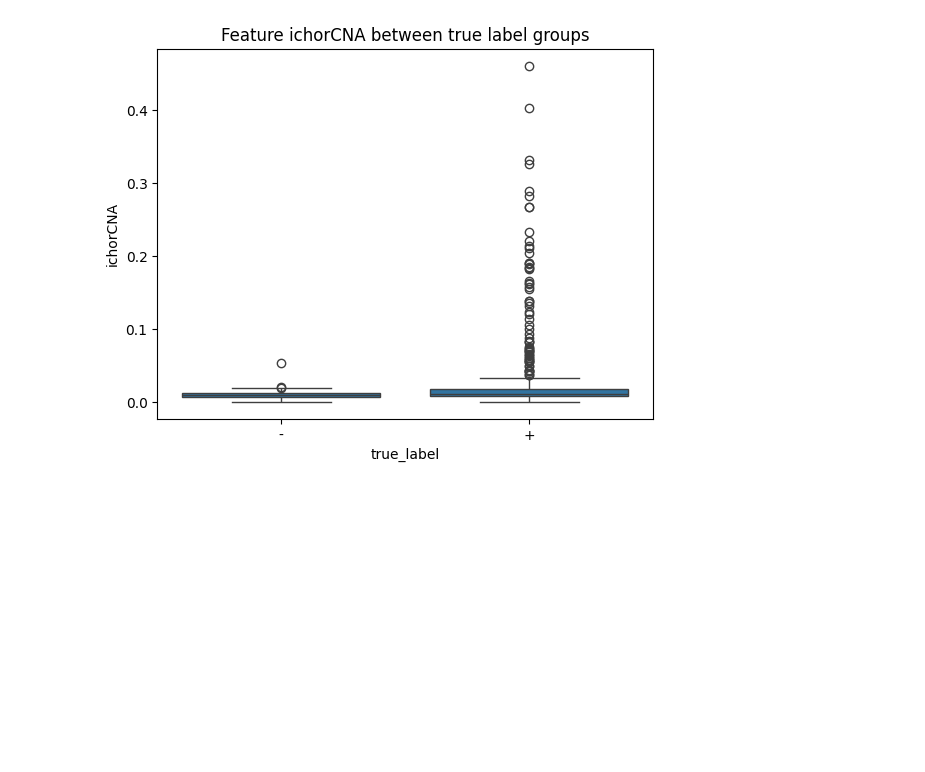
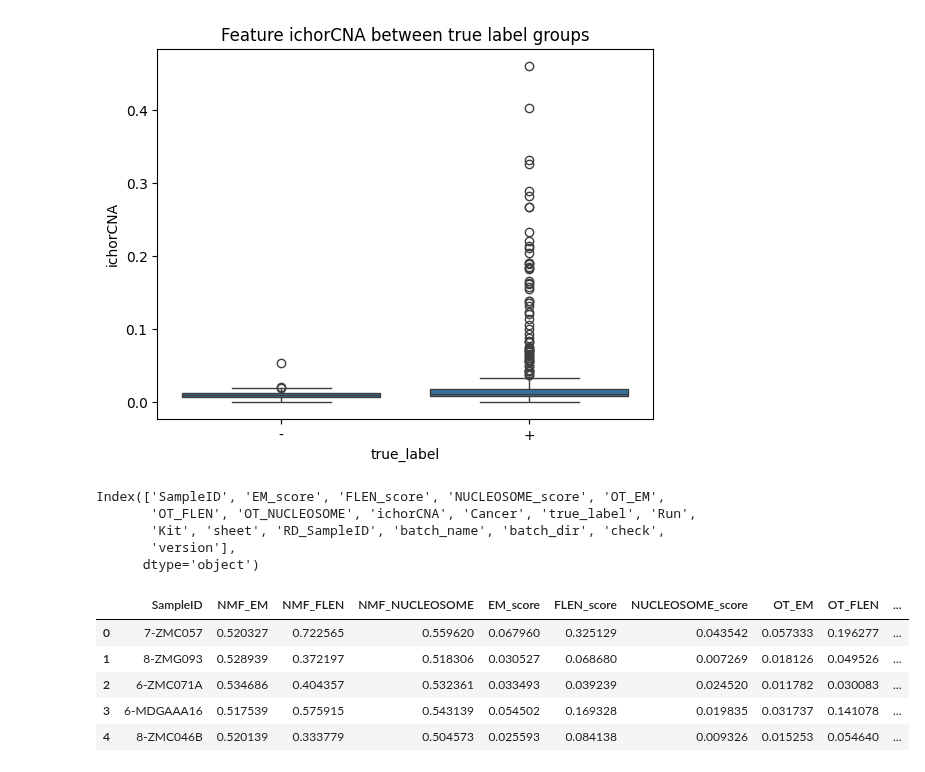
Before and after one commit to hieunguyen4193/gs-mrd, a Jupyter notebook: 03_analysis_new_MRD_data_20240924.ipynb, the cells around one changed output. Drawn from its saved outputs; the diff is of its cells as text; code cells hidden in the pictures; blank space fills up the shorter version.

```diff
--- a/03_analysis_new_MRD_data_20240924.ipynb
+++ b/03_analysis_new_MRD_data_20240924.ipynb
@@ -162,6 +163,8 @@ for feat in final_features.keys():
     outputdf = outputdf.merge(tmpdf, right_on = "SampleID", left_on = "SampleID")
 
 outputdf = outputdf.merge(metadata, right_on = "SampleID", left_on = "SampleID")
+
+old_batch_outputdf = pd.read_csv(f"{path_to_model_files}/outputdf_data_version_{merge_version}.csv")
 # %%
 for f in final_features.keys():
     sns.boxplot(data = outputdf, x = "true_label", y = f)
@@ -175,3 +178,23 @@ for f in final_features.keys():
 [figure]
 [figure]
 [figure]
+# %%
+outputdf["version"] = "new_data"
+old_batch_outputdf["version"] = "old_data"
+# %%
+outputdf.columns
+# %% [output]
+Index(['SampleID', 'EM_score', 'FLEN_score', 'NUCLEOSOME_score', 'OT_EM',
+       'OT_FLEN', 'OT_NUCLEOSOME', 'ichorCNA', 'Cancer', 'true_label', 'Run',
+       'Kit', 'sheet', 'RD_SampleID', 'batch_name', 'batch_dir', 'check',
+       'version'],
+      dtype='object')
+# %%
+old_batch_outputdf.head()
+# %% [output]
+|  | SampleID | NMF_EM | NMF_FLEN | NMF_NUCLEOSOME | EM_score | FLEN_score | NUCLEOSOME_score | OT_EM | OT_FLEN | ... |
+| 0 | 7-ZMC057 | 0.520327 | 0.722565 | 0.559620 | 0.067960 | 0.325129 | 0.043542 | 0.057333 | 0.196277 | ... |
+| 1 | 8-ZMG093 | 0.528939 | 0.372197 | 0.518306 | 0.030527 | 0.068680 | 0.007269 | 0.018126 | 0.049526 | ... |
+| 2 | 6-ZMC071A | 0.534686 | 0.404357 | 0.532361 | 0.033493 | 0.039239 | 0.024520 | 0.011782 | 0.030083 | ... |
+| 3 | 6-MDGAAA16 | 0.517539 | 0.575915 | 0.543139 | 0.054502 | 0.169328 | 0.019835 | 0.031737 | 0.141078 | ... |
+| 4 | 8-ZMC046B | 0.520139 | 0.333779 | 0.504573 | 0.025593 | 0.084138 | 0.009326 | 0.015253 | 0.054640 | ... |
```
Also changed, not shown: parts of 2 cells of this notebook, 2 other files.
